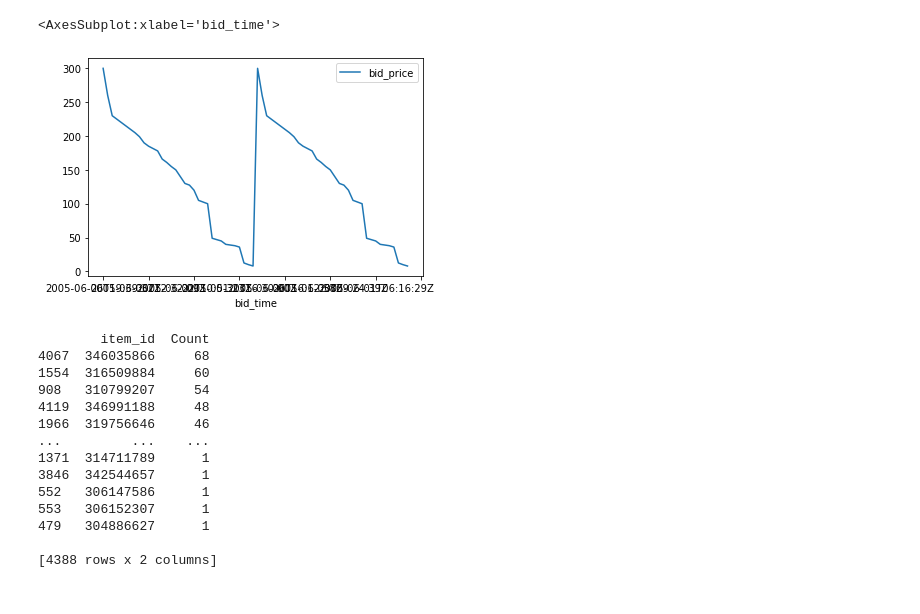
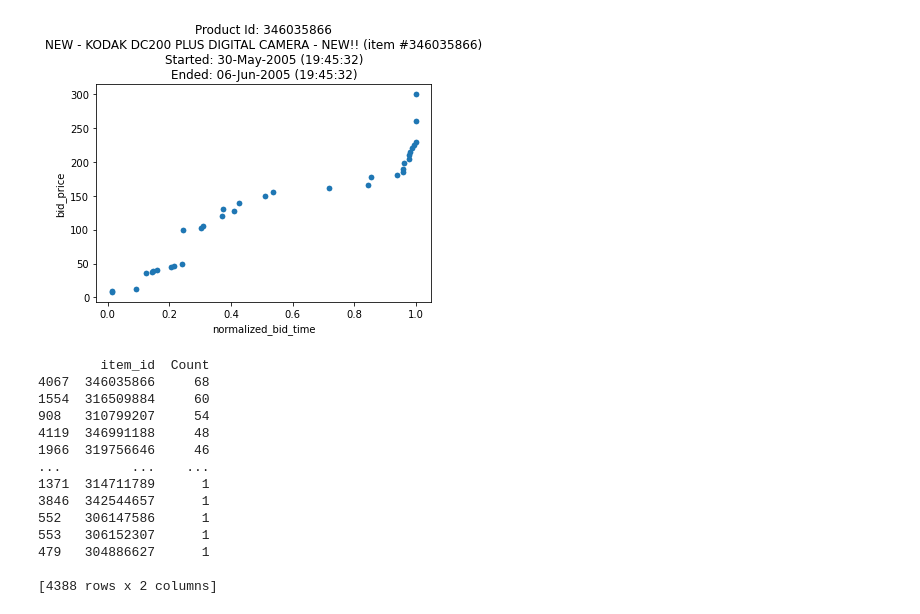
Before and after one commit to michaelpetersubc/notebooks, a Jupyter notebook: eBay/cameras_py.ipynb, the cells around one changed output. Drawn from its saved outputs; the diff is of its cells as text; code cells hidden in the pictures.

```diff
--- a/eBay/cameras_py.ipynb
+++ b/eBay/cameras_py.ipynb
@@ -4,4 +4,7 @@ import pandas as pd
 import numpy as np
 import matplotlib.pyplot as plt
 df=pd.read_csv(r'camera_named.csv', parse_dates=['bid_time','start_time','end_time'])
-df.dtypes
+df['bid_time_timestamp']= pd.to_datetime(df['bid_time']).astype(int)
+df['start_time_timestamp']=pd.to_datetime(df['start_time']).astype(int)
+df['end_time_timestamp']=pd.to_datetime(df['end_time']).astype(int)
+df['normalized_bid_time']=(df['bid_time_timestamp']-df['start_time_timestamp'])/(df['end_time_timestamp']-df['start_time_timestamp'])
@@ -27,10 +11,15 @@ dtype: object
-# %%
-one_item = df.loc[df['item_id']==346035866]
-# %%
-one_item.plot(x='bid_time', y='bid_price')
-# %% [output]
-<AxesSubplot:xlabel='bid_time'>
-[figure, removed]
+# %%
+def investigate(item_id, df):
+    one_item = df.loc[df['item_id']==item_id]
+    first = one_item.iloc[0]
+    ttl = "Product Id: "+ str(first['item_id'])+"\n"+first['product']+"\nStarted: "\
+    +first['start_time'].strftime("%d-%b-%Y (%H:%M:%S)")\
+    +"\nEnded: "+first['end_time'].strftime("%d-%b-%Y (%H:%M:%S)")
+    p = one_item.plot.scatter(x='normalized_bid_time', y='bid_price', title=ttl)
+# %%
+investigate(346035866,df)
+# %% [output]
+[figure, added]
 # %%
 items = df.groupby(['item_id'])['bid_price'].count().reset_index(name='Count').sort_values(['Count'], ascending=False)
 #items.sort_values('item_id', ascending=False)
```
Also changed, not shown: parts of 8 cells of this notebook.
